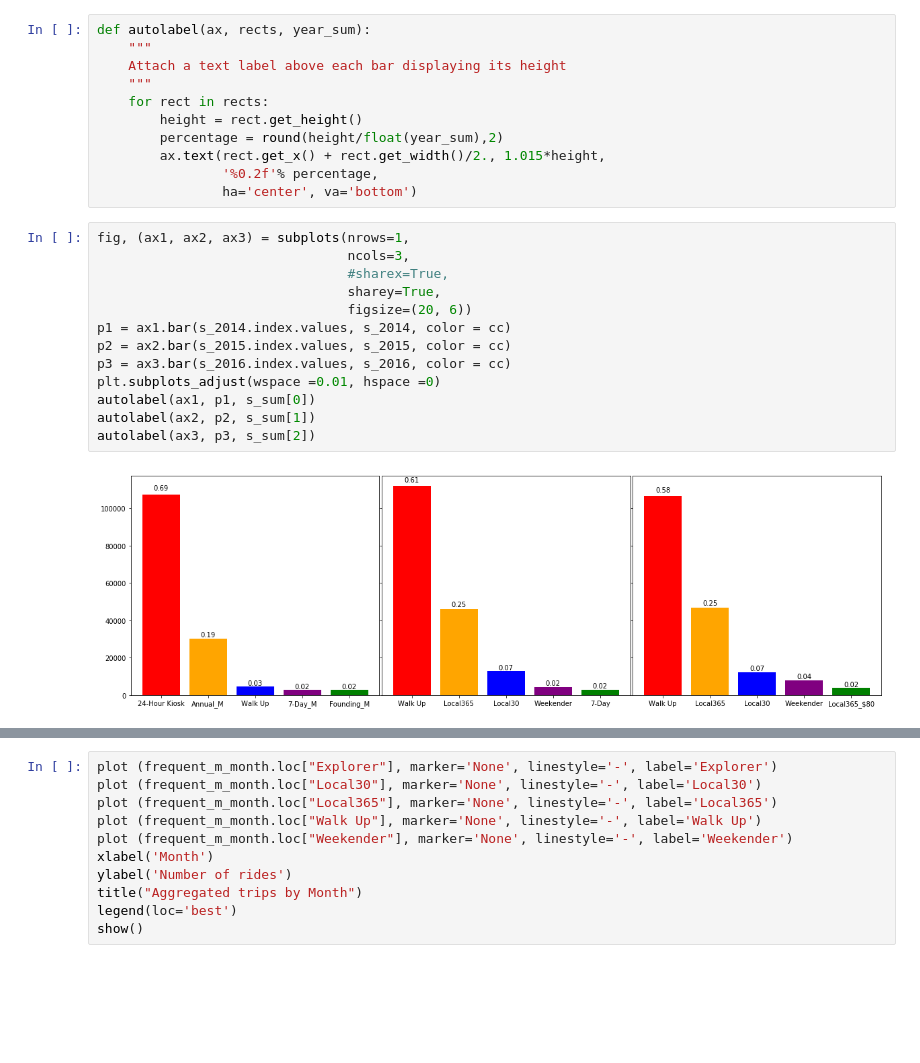
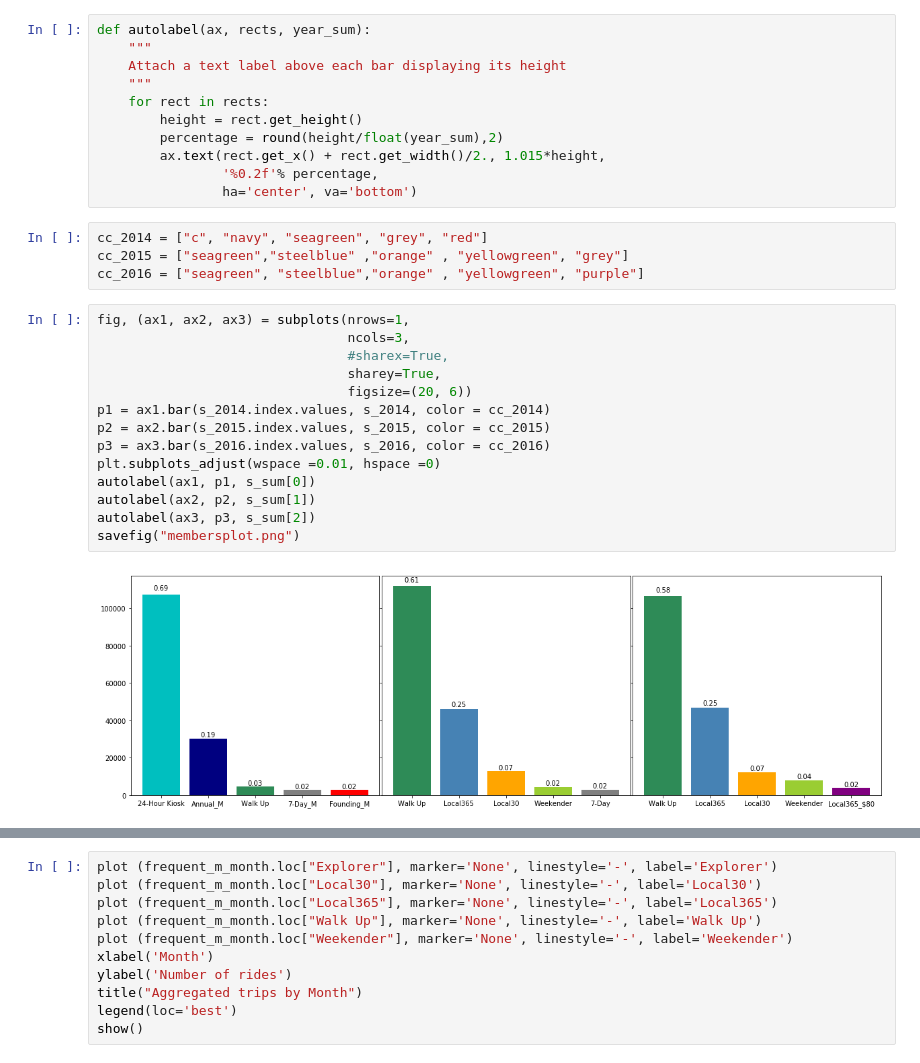
Before and after one commit to akhilesh-reddy/Strategy-consulting-for-bike-sharing, a Jupyter notebook: EDA_Henry_plots.ipynb, the cells around one changed output, grey strips where cells are left out. Cells and saved outputs as stored; diff of their text form; blank space fills up the shorter version.

```diff
--- a/EDA_Henry_plots.ipynb
+++ b/EDA_Henry_plots.ipynb
@@ -55,18 +55,23 @@ def autolabel(ax, rects, year_sum):
         ax.text(rect.get_x() + rect.get_width()/2., 1.015*height,
                 '%0.2f'% percentage,
                 ha='center', va='bottom')
+# %%
+cc_2014 = ["c", "navy", "seagreen", "grey", "red"]
+cc_2015 = ["seagreen","steelblue" ,"orange" , "yellowgreen", "grey"]
+cc_2016 = ["seagreen", "steelblue","orange" , "yellowgreen", "purple"]
 # %%
 fig, (ax1, ax2, ax3) = subplots(nrows=1,
                                 ncols=3,
                                 #sharex=True,
                                 sharey=True,
                                 figsize=(20, 6))
-p1 = ax1.bar(s_2014.index.values, s_2014, color = cc)
-p2 = ax2.bar(s_2015.index.values, s_2015, color = cc)
-p3 = ax3.bar(s_2016.index.values, s_2016, color = cc)
+p1 = ax1.bar(s_2014.index.values, s_2014, color = cc_2014)
+p2 = ax2.bar(s_2015.index.values, s_2015, color = cc_2015)
+p3 = ax3.bar(s_2016.index.values, s_2016, color = cc_2016)
 plt.subplots_adjust(wspace =0.01, hspace =0)
 autolabel(ax1, p1, s_sum[0])
 autolabel(ax2, p2, s_sum[1])
 autolabel(ax3, p3, s_sum[2])
+savefig("membersplot.png")
 # %% [output]
-[figure, old version]
+[figure, new version]
```
Also changed, not shown: parts of 8 cells of this notebook.
